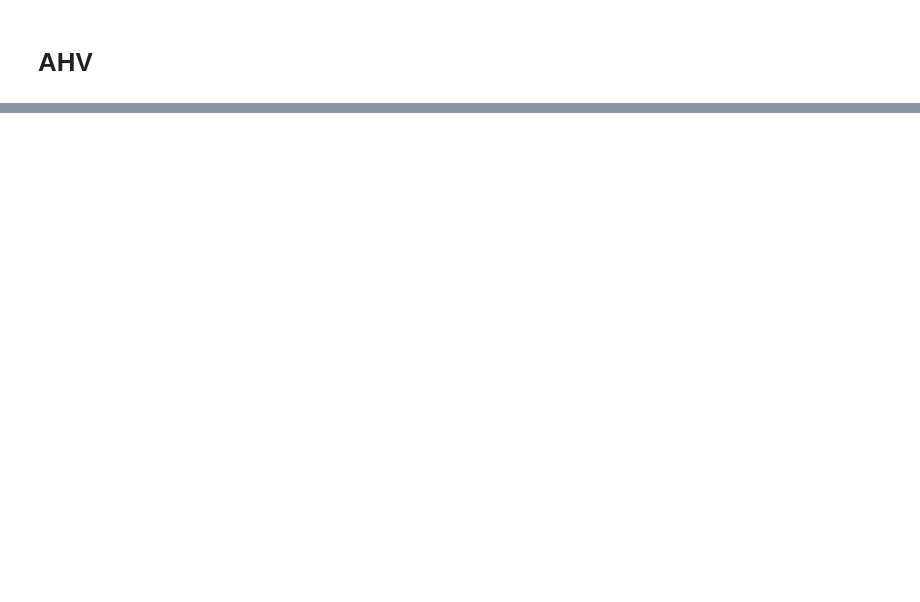
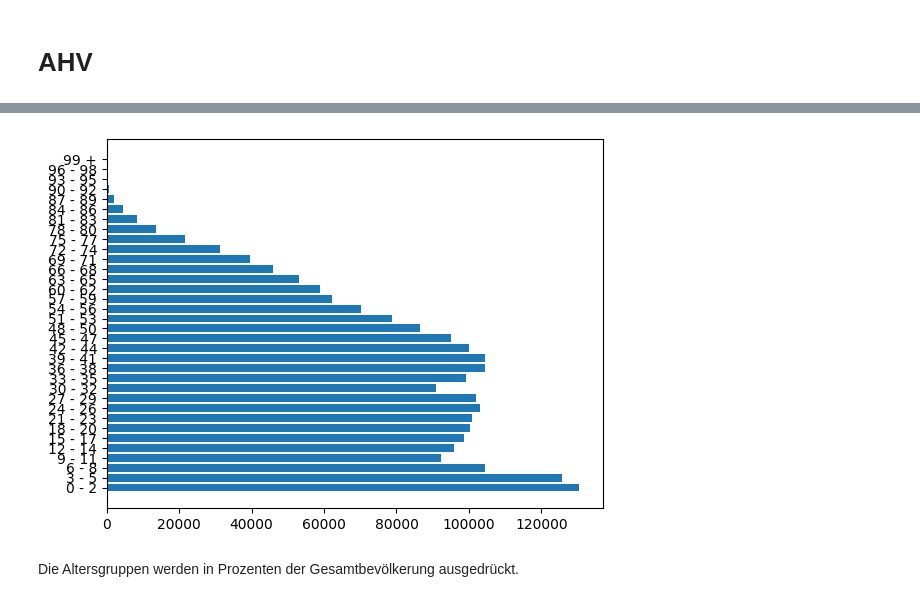
Before and after one commit to ProgrammierenNachOFI/Altersvorsorge, a Jupyter notebook: docs/ahv_muloe.ipynb, the cells around one changed output, grey strips where cells are left out. Cells and saved outputs as stored; diff of their text form; code cells hidden in the pictures; blank space fills up the shorter version.

```diff
--- a/docs/ahv_muloe.ipynb
+++ b/docs/ahv_muloe.ipynb
@@ -16,0 +51,16 @@ ModuleNotFoundError: No module named 'px_reader'
+# %%
+alter = ['0 - 2', '3 - 5', '6 - 8', '9 - 11', '12 - 14', '15 - 17', '18 - 20', '21 - 23', '24 - 26', '27 - 29', '30 - 32', '33 - 35', '36 - 38', '39 - 41', '42 - 44', '45 - 47', '48 - 50', '51 - 53', '54 - 56', '57 - 59', '60 - 62', '63 - 65', '66 - 68', '69 - 71', '72 - 74', '75 - 77', '78 - 80', '81 - 83', '84 - 86', '87 - 89', '90 - 92', '93 - 95', '96 - 98', '99 +']
+# %%
+def summe_in_dreierschritten(df, spalte):
+    summenliste = []
+    for i in range(1, len(df), 3):
+        summe = df[spalte][i:i+3].sum()
+        summenliste.append(summe)
+    return summenliste
+# %%
+maenner_gruppiert_1948 = summe_in_dreierschritten(df_maenner, '1948')
+maenner_gruppiert_1970 = summe_in_dreierschritten(df_maenner, '1970')
+maenner_gruppiert_2022 = summe_in_dreierschritten(df_maenner, '2022')
+frauen_gruppiert_1948 =  summe_in_dreierschritten(df_frauen, '1948')
+frauen_gruppiert_1970 =  summe_in_dreierschritten(df_frauen, '1970')
+frauen_gruppiert_2022 =  summe_in_dreierschritten(df_frauen, '2022')
@@ -16,0 +75,3 @@ ModuleNotFoundError: No module named 'px_reader'
+# %%
+gruppierte_daten = pd.DataFrame({'Alter': alter, 'Maenner 1948': maenner_gruppiert_1948, 'Maenner 1970': maenner_gruppiert_1970, 'Maenner 2022': maenner_gruppiert_2022, 'Frauen 1948': frauen_gruppiert_1948, 'Frauen 1970': frauen_gruppiert_1970, 'Frauen 2022': frauen_gruppiert_2022})
+print(gruppierte_daten.head(5))
@@ -16,0 +92,7 @@ ModuleNotFoundError: No module named 'px_reader'
+# %%
+plt.barh(gruppierte_daten['Alter'], gruppierte_daten['Maenner 1948'], label='Männer 1948')
+plt.show()
+# %% [output]
+[figure, added]
+# %% [markdown]
+Die Altersgruppen werden in Prozenten der Gesamtbevölkerung ausgedrückt.
```
Also changed, not shown: parts of 13 cells of this notebook.
